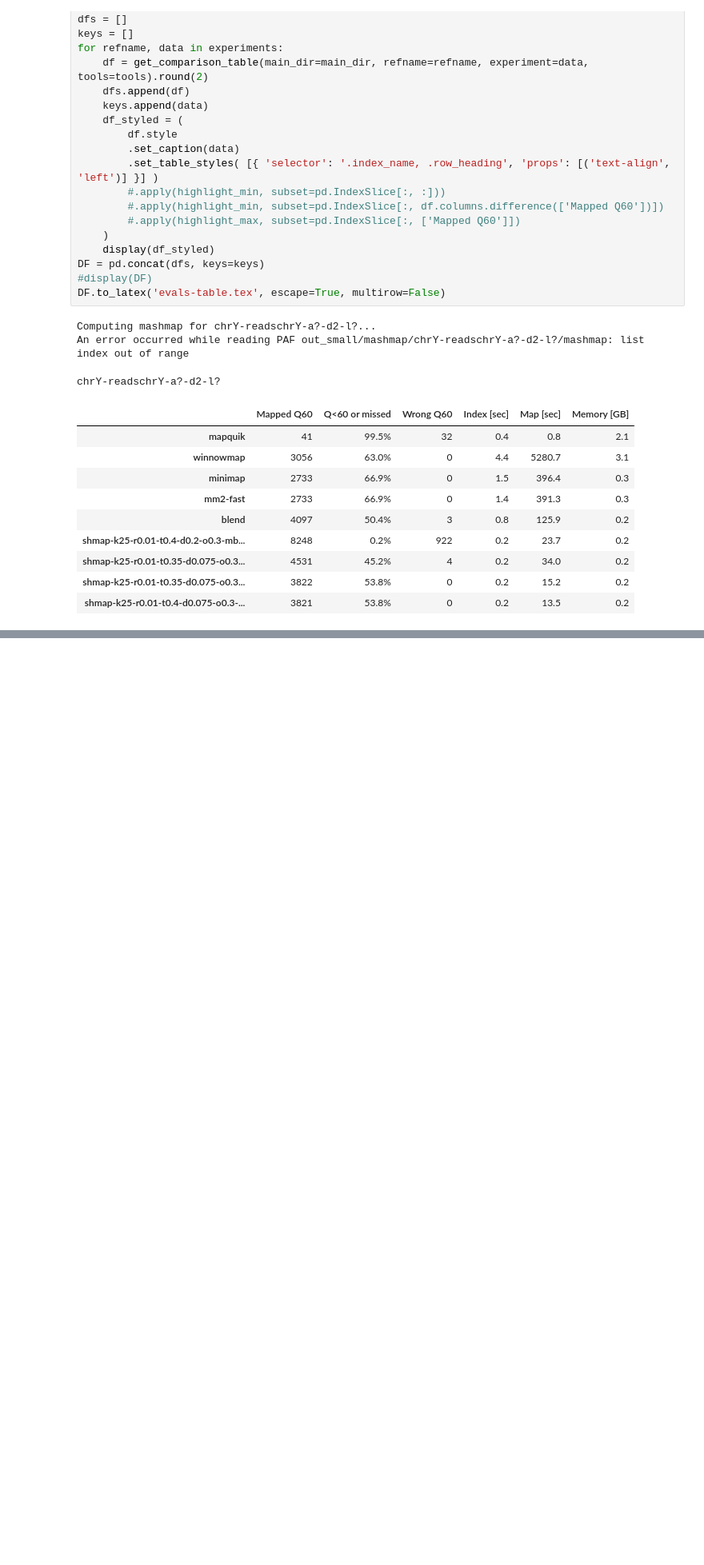
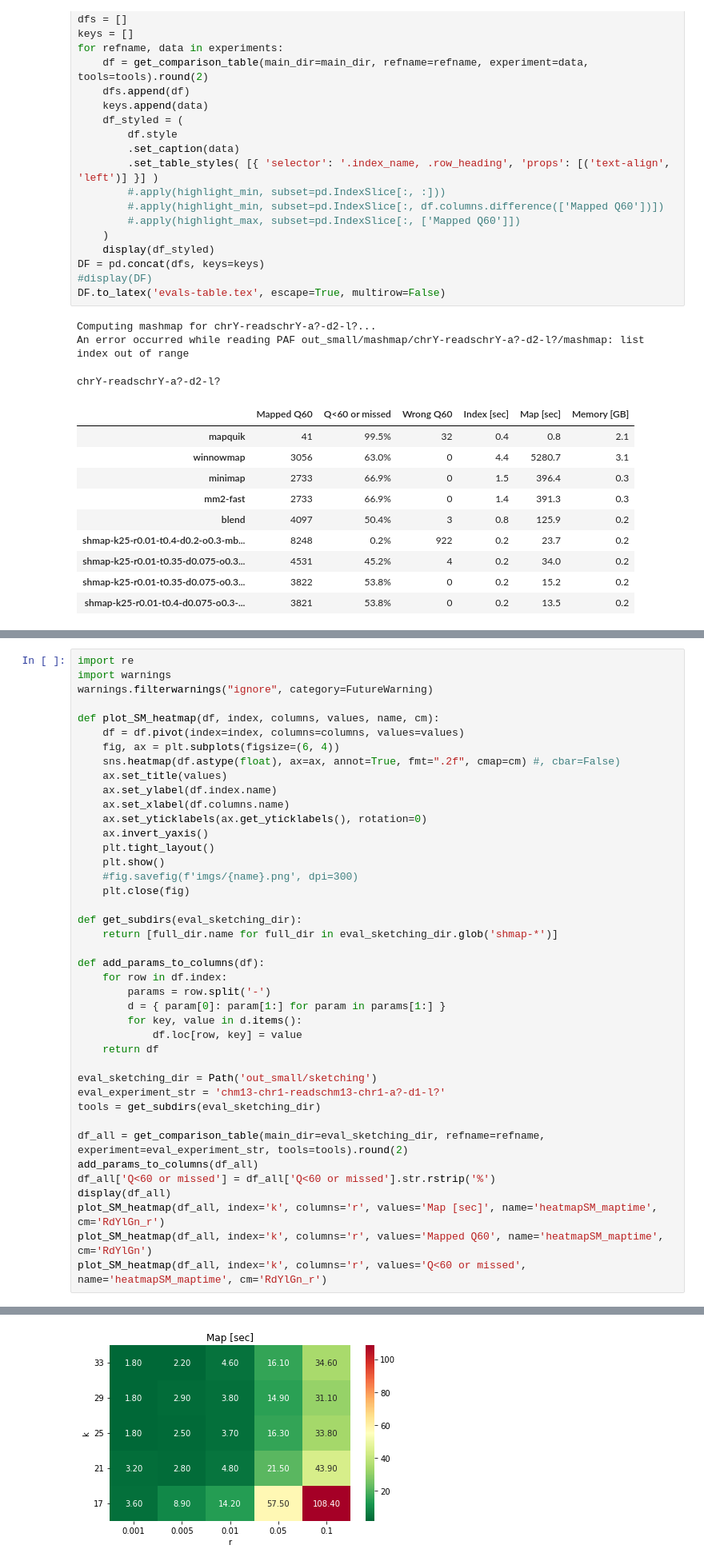
Before and after one commit to pesho-ivanov/shmap, a Jupyter notebook: evals/compare.ipynb, the cells around one changed output, grey strips where cells are left out. Shown at 80% size. Drawn from its saved outputs; the diff is of its cells as text; blank space fills up the shorter version.

Commit message:
heatmaps

```diff
--- a/evals/compare.ipynb
+++ b/evals/compare.ipynb
@@ -164,0 +83,42 @@ ValueError: not enough values to unpack (expected 2, got 0)
+# %%
+import re
+import warnings
+warnings.filterwarnings("ignore", category=FutureWarning)
+
+def plot_SM_heatmap(df, index, columns, values, name, cm):
+    df = df.pivot(index=index, columns=columns, values=values)
+    fig, ax = plt.subplots(figsize=(6, 4))
+    sns.heatmap(df.astype(float), ax=ax, annot=True, fmt=".2f", cmap=cm) #, cbar=False)
+    ax.set_title(values)
+    ax.set_ylabel(df.index.name)
+    ax.set_xlabel(df.columns.name)
+    ax.set_yticklabels(ax.get_yticklabels(), rotation=0)
+    ax.invert_yaxis()
+    plt.tight_layout()
+    plt.show()
+    #fig.savefig(f'imgs/{name}.png', dpi=300)
+    plt.close(fig)
+
+def get_subdirs(eval_sketching_dir):
+    return [full_dir.name for full_dir in eval_sketching_dir.glob('shmap-*')]
+
+def add_params_to_columns(df):
+    for row in df.index:
+        params = row.split('-')
+        d = { param[0]: param[1:] for param in params[1:] }
+        for key, value in d.items():
+            df.loc[row, key] = value
+    return df
+
+eval_sketching_dir = Path('out_small/sketching')
+eval_experiment_str = 'chm13-chr1-readschm13-chr1-a?-d1-l?'
+tools = get_subdirs(eval_sketching_dir)
+
+df_all = get_comparison_table(main_dir=eval_sketching_dir, refname=refname, experiment=eval_experiment_str, tools=tools).round(2)
+add_params_to_columns(df_all)
+df_all['Q<60 or missed'] = df_all['Q<60 or missed'].str.rstrip('%')
+display(df_all)
+plot_SM_heatmap(df_all, index='k', columns='r', values='Map [sec]', name='heatmapSM_maptime', cm='RdYlGn_r')
+plot_SM_heatmap(df_all, index='k', columns='r', values='Mapped Q60', name='heatmapSM_maptime', cm='RdYlGn')
+plot_SM_heatmap(df_all, index='k', columns='r', values='Q<60 or missed', name='heatmapSM_maptime', cm='RdYlGn_r')
+# %% [output]
@@ -164,0 +142 @@ ValueError: not enough values to unpack (expected 2, got 0)
+[figure, added]
```
Also changed, not shown: parts of 3 cells of this notebook.
